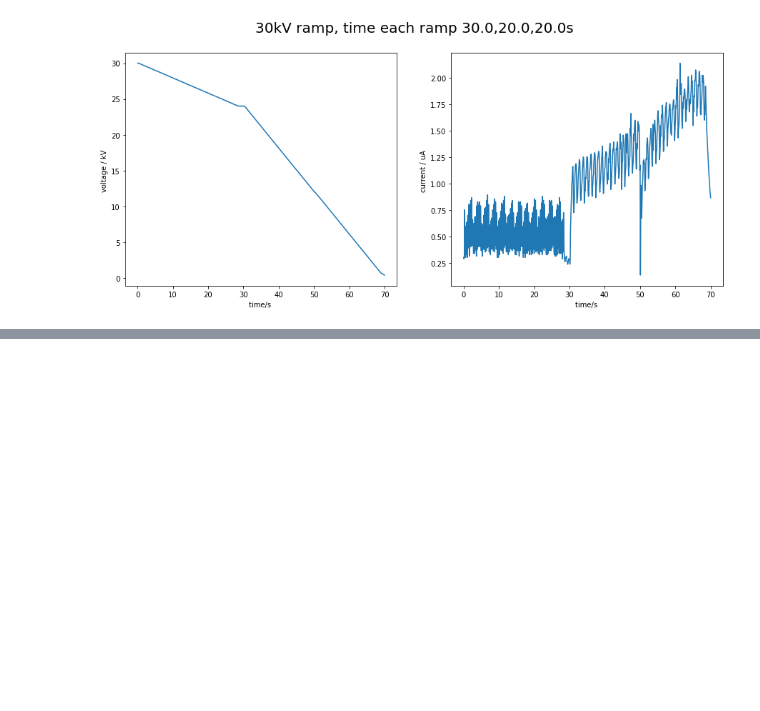
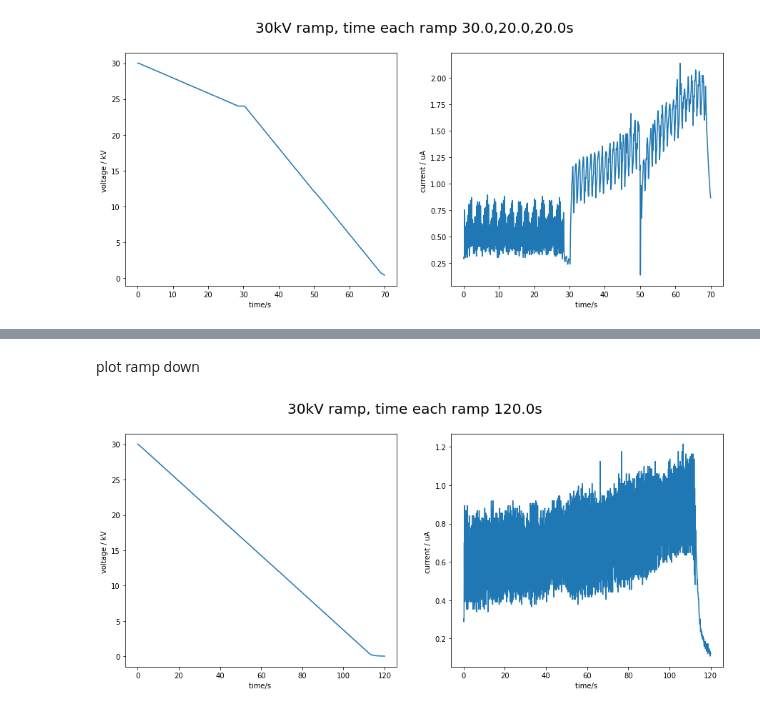
Before and after one commit to yyhshdu1/1-3-IR-high_voltage, a Jupyter notebook: Emma leakage current/Plot_V&A_ramp.ipynb, the cells around one changed output, grey strips where cells are left out. Drawn from its saved outputs; the diff is of its cells as text; code cells hidden in the pictures; blank space fills up the shorter version.

```diff
--- a/Emma leakage current/Plot_V&A_ramp.ipynb
+++ b/Emma leakage current/Plot_V&A_ramp.ipynb
@@ -112,0 +155,8 @@ plot_combined(file_name)
+# %% [markdown]
+plot ramp down
+# %%
+os.chdir('C:\\Users\\yuanhang.yang\\Documents\\GitHub\\1-3-IR-high_voltage\\Emma leakage current\\2-27-2025_test')
+file_name = ['ramp_and_record_10.000V_to_0.000V_step_0.02V_in_120s_2025-02-27_13-56-26_DAQ.csv']
+plot_combined(file_name)
+# %% [output]
+[figure, added]
```
Also changed, not shown: parts of 3 cells of this notebook.
